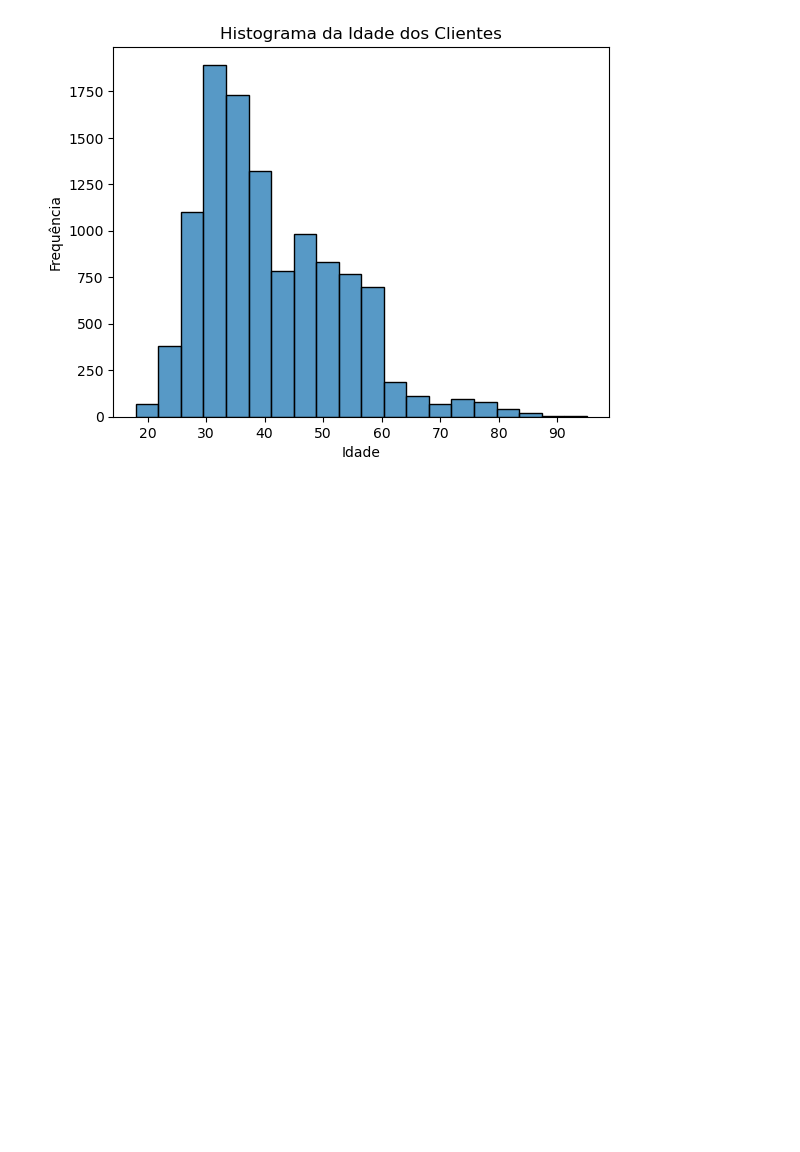
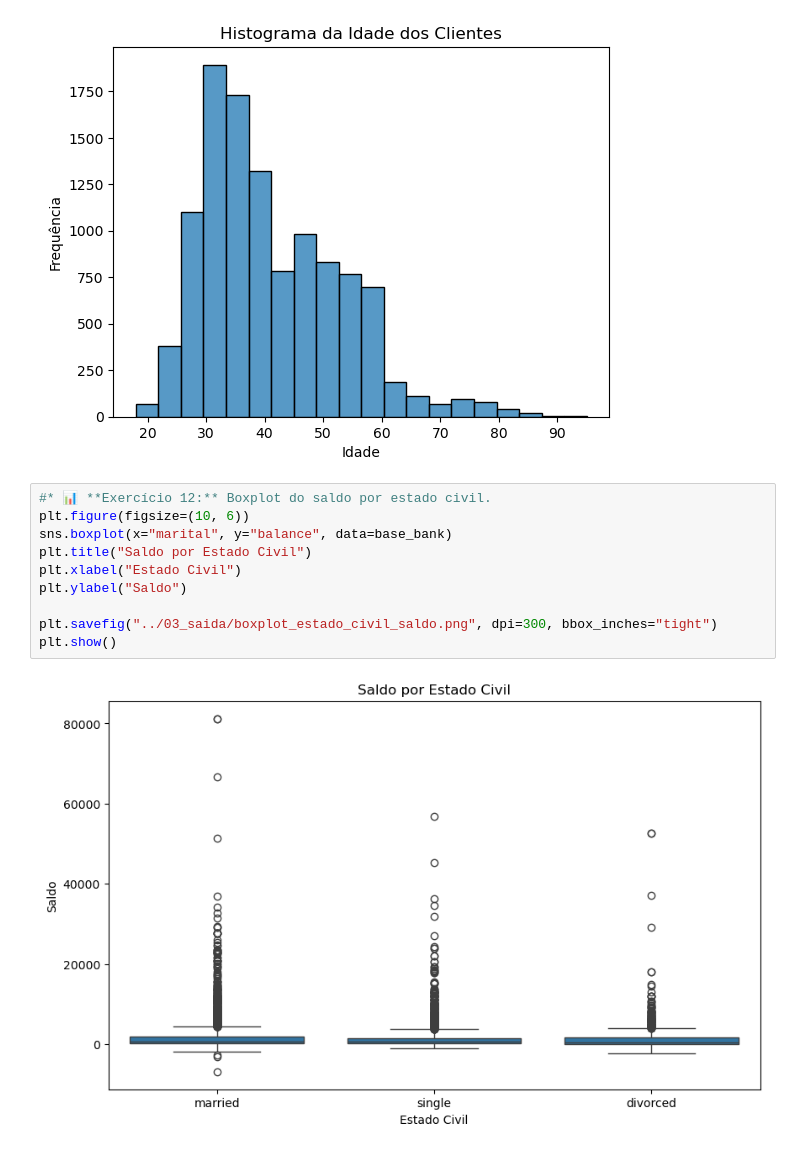
Before and after one commit to Melattoo/learning_bank, a Jupyter notebook: 02_script/03_exercicios.ipynb, the cells around one changed output. Drawn from its saved outputs; the diff is of its cells as text; blank space fills up the shorter version.

```diff
--- a/02_script/03_exercicios.ipynb
+++ b/02_script/03_exercicios.ipynb
@@ -15,3 +15,15 @@ plt.savefig("../03_saida/historiograma_idade.png", dpi=300, bbox_inches="tight")
 plt.show()
 # %% [output]
 [figure]
+# %%
+#* 📊 **Exercício 12:** Boxplot do saldo por estado civil.
+plt.figure(figsize=(10, 6))
+sns.boxplot(x="marital", y="balance", data=base_bank)
+plt.title("Saldo por Estado Civil")
+plt.xlabel("Estado Civil")
+plt.ylabel("Saldo")
+
+plt.savefig("../03_saida/boxplot_estado_civil_saldo.png", dpi=300, bbox_inches="tight")
+plt.show()
+# %% [output]
+[figure, added]
```
Also changed, not shown: parts of 3 cells of this notebook, 12 other files.
